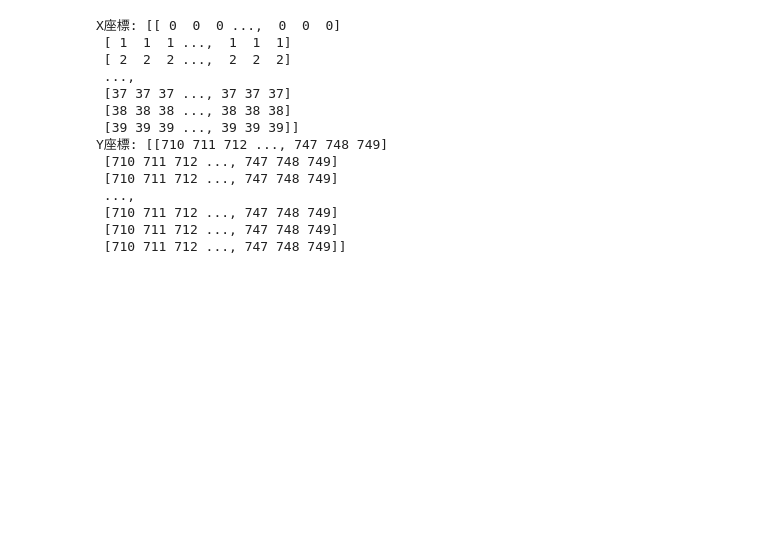
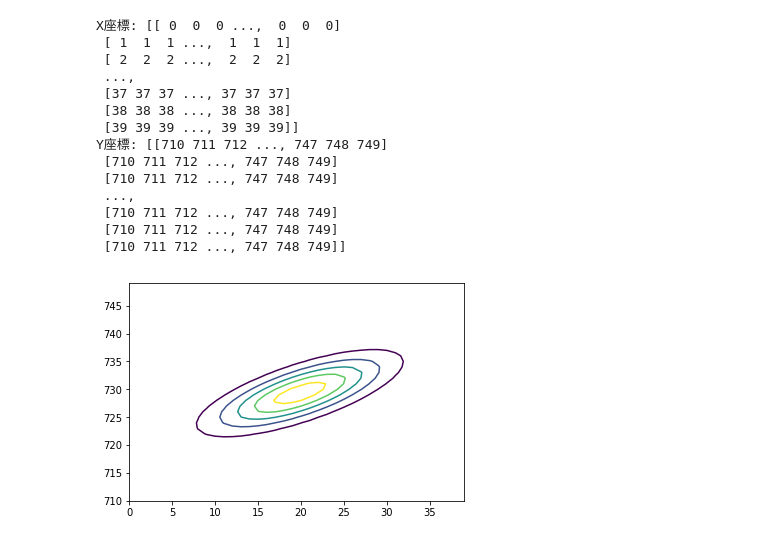
Before and after one commit to ryuichiueda/LNPR_BOOK_CODES, a Jupyter notebook: section_sensor/multi_gauss.ipynb, the cells around one changed output. Drawn from its saved outputs; the diff is of its cells as text; code cells hidden in the pictures; blank space fills up the shorter version.

```diff
--- a/section_sensor/multi_gauss.ipynb
+++ b/section_sensor/multi_gauss.ipynb
@@ -72,3 +72,10 @@ Y座標: [[710 711 712 ..., 747 748 749]
  [710 711 712 ..., 747 748 749]
  [710 711 712 ..., 747 748 749]
  [710 711 712 ..., 747 748 749]]
+# %%
+c = d.cov().values + np.array([[0, 20], [20,0]])    ###covadd###
+tmp = multivariate_normal(mean=d.mean().values.T, cov=c)
+cont = plt.contour(x, y, tmp.pdf(pos))
+plt.show()
+# %% [output]
+[figure, added]
```
Also changed, not shown: 4 other files.
